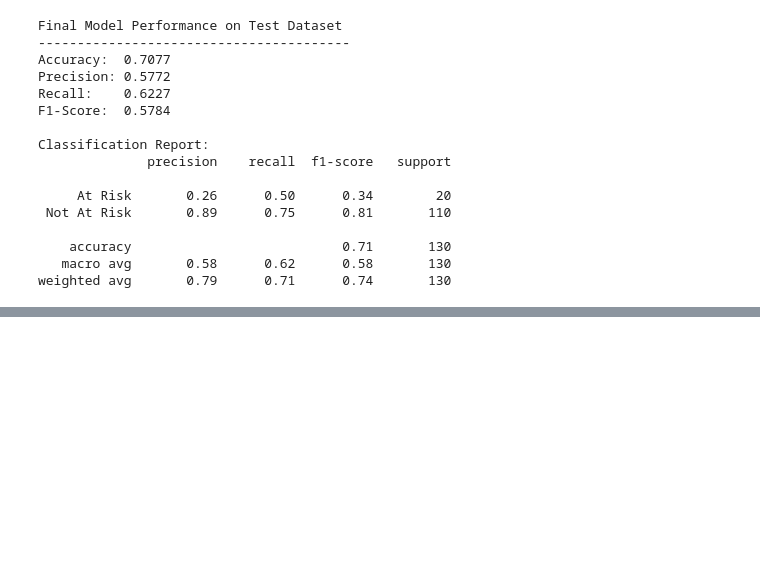
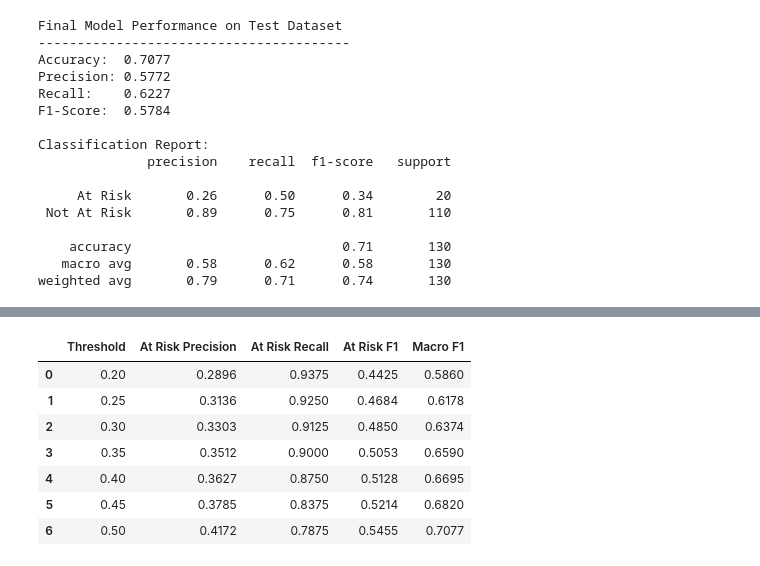
Before and after one commit to SachinKrSingh-138/Academic_Project, a Jupyter notebook: notebooks/analysis.ipynb, the cells around one changed output, grey strips where cells are left out. Saved outputs shown, nothing was run; the diff lists cells and outputs as text; code cells hidden in the pictures; blank space fills up the shorter version.

```diff
--- a/notebooks/analysis.ipynb
+++ b/notebooks/analysis.ipynb
@@ -1335,0 +1426,60 @@ weighted avg       0.79      0.71      0.74       130
+# %%
+
+# Import evaluation metrics for threshold comparison
+from sklearn.metrics import precision_score, recall_score, f1_score
+
+# Define the classification thresholds to experiment with
+thresholds = [0.20, 0.25, 0.30, 0.35, 0.40, 0.45, 0.50]
+
+# Identify the encoded labels for both classes
+at_risk_class = label_encoder.transform(["At Risk"])[0]
+not_at_risk_class = label_encoder.transform(["Not At Risk"])[0]
+
+# Store the threshold comparison results
+threshold_results = []
+
+# Evaluate the model at each threshold
+for threshold in thresholds:
+
+    # Convert probabilities into predicted class labels
+    threshold_predictions = np.where(
+        oof_at_risk_probability >= threshold,
+        at_risk_class,
+        not_at_risk_class
+    )
+
+    # Calculate evaluation metrics
+    threshold_results.append({
+        "Threshold": threshold,
+        "At Risk Precision": precision_score(
+            y_train_encoded, threshold_predictions,
+            pos_label=at_risk_class, zero_division=0
+        ),
+        "At Risk Recall": recall_score(
+            y_train_encoded, threshold_predictions,
+            pos_label=at_risk_class, zero_division=0
+        ),
+        "At Risk F1": f1_score(
+            y_train_encoded, threshold_predictions,
+            pos_label=at_risk_class, zero_division=0
+        ),
+        "Macro F1": f1_score(
+            y_train_encoded, threshold_predictions,
+            average="macro", zero_division=0
+        )
+    })
+
+# Convert results into a DataFrame
+threshold_results_df = pd.DataFrame(threshold_results)
+
+# Display the threshold comparison
+display(threshold_results_df.round(4))
+# %% [output]
+|  | Threshold | At Risk Precision | At Risk Recall | At Risk F1 | Macro F1 |
+| 0 | 0.20 | 0.2896 | 0.9375 | 0.4425 | 0.5860 |
+| 1 | 0.25 | 0.3136 | 0.9250 | 0.4684 | 0.6178 |
+| 2 | 0.30 | 0.3303 | 0.9125 | 0.4850 | 0.6374 |
+| 3 | 0.35 | 0.3512 | 0.9000 | 0.5053 | 0.6590 |
+| 4 | 0.40 | 0.3627 | 0.8750 | 0.5128 | 0.6695 |
+| 5 | 0.45 | 0.3785 | 0.8375 | 0.5214 | 0.6820 |
+| 6 | 0.50 | 0.4172 | 0.7875 | 0.5455 | 0.7077 |
```
Also changed, not shown: parts of 52 cells of this notebook, 3 other files.
